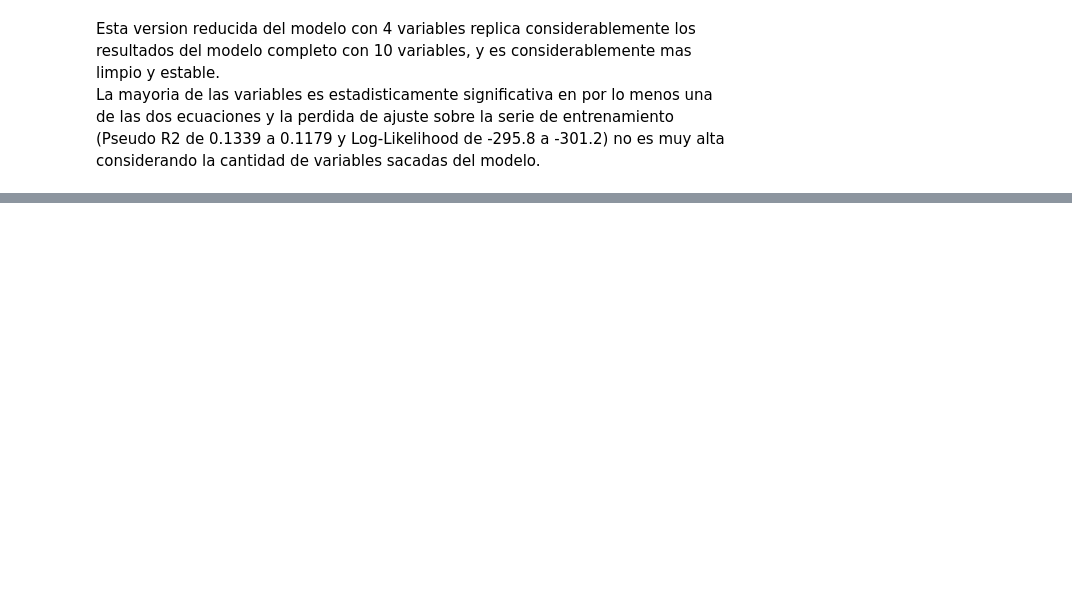
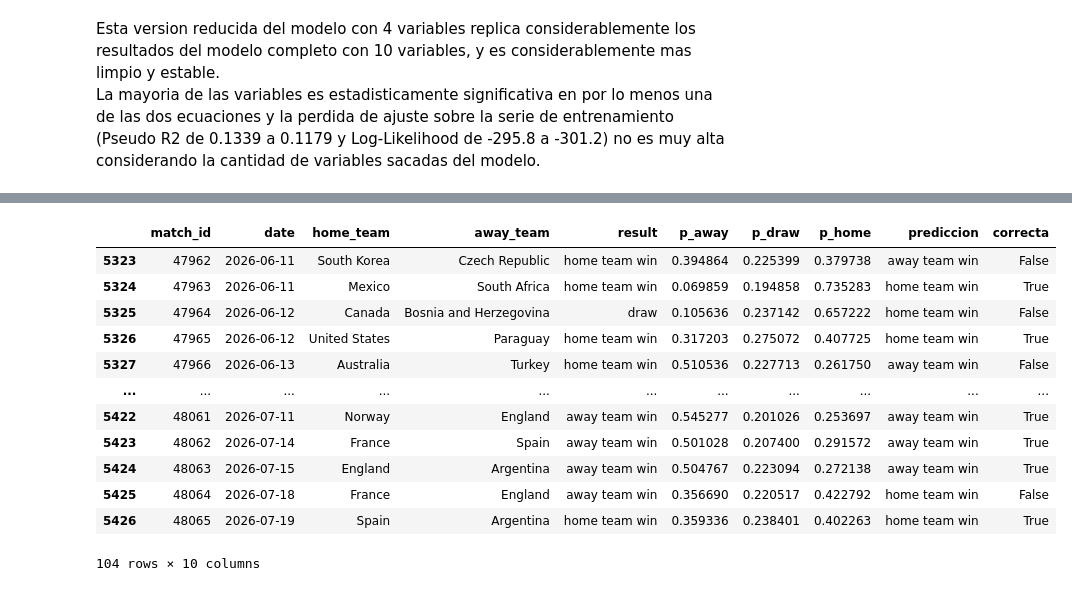
Before and after one commit to maximomilano9/Base-de-datos-de-partidos-de-futbol-masculino-21-a-nivel-selecciones-y-mundiales, a Jupyter notebook: notebooks/MachineLearning_2.ipynb, the cells around one changed output, grey strips where cells are left out. Saved outputs shown, nothing was run; the diff lists cells and outputs as text; code cells hidden in the pictures; blank space fills up the shorter version.

```diff
--- a/notebooks/MachineLearning_2.ipynb
+++ b/notebooks/MachineLearning_2.ipynb
@@ -819,0 +919,16 @@ Seria goles_anotados_diff - goles_recibidos_diff
+# %%
+predicciones_M2
+# %% [output]
+|  | match_id | date | home_team | away_team | result | p_away | p_draw | p_home | prediccion | correcta |
+| 5323 | 47962 | 2026-06-11 | South Korea | Czech Republic | home team win | 0.394864 | 0.225399 | 0.379738 | away team win | False |
+| 5324 | 47963 | 2026-06-11 | Mexico | South Africa | home team win | 0.069859 | 0.194858 | 0.735283 | home team win | True |
+| 5325 | 47964 | 2026-06-12 | Canada | Bosnia and Herzegovina | draw | 0.105636 | 0.237142 | 0.657222 | home team win | False |
+| 5326 | 47965 | 2026-06-12 | United States | Paraguay | home team win | 0.317203 | 0.275072 | 0.407725 | home team win | True |
+| 5327 | 47966 | 2026-06-13 | Australia | Turkey | home team win | 0.510536 | 0.227713 | 0.261750 | away team win | False |
+| ... | ... | ... | ... | ... | ... | ... | ... | ... | ... | ... |
+| 5422 | 48061 | 2026-07-11 | Norway | England | away team win | 0.545277 | 0.201026 | 0.253697 | away team win | True |
+| 5423 | 48062 | 2026-07-14 | France | Spain | away team win | 0.501028 | 0.207400 | 0.291572 | away team win | True |
+| 5424 | 48063 | 2026-07-15 | England | Argentina | away team win | 0.504767 | 0.223094 | 0.272138 | away team win | True |
+| 5425 | 48064 | 2026-07-18 | France | England | away team win | 0.356690 | 0.220517 | 0.422792 | home team win | False |
+| 5426 | 48065 | 2026-07-19 | Spain | Argentina | home team win | 0.359336 | 0.238401 | 0.402263 | home team win | True |
+104 rows × 10 columns
```
Also changed, not shown: parts of 29 cells of this notebook, 1 other file.
